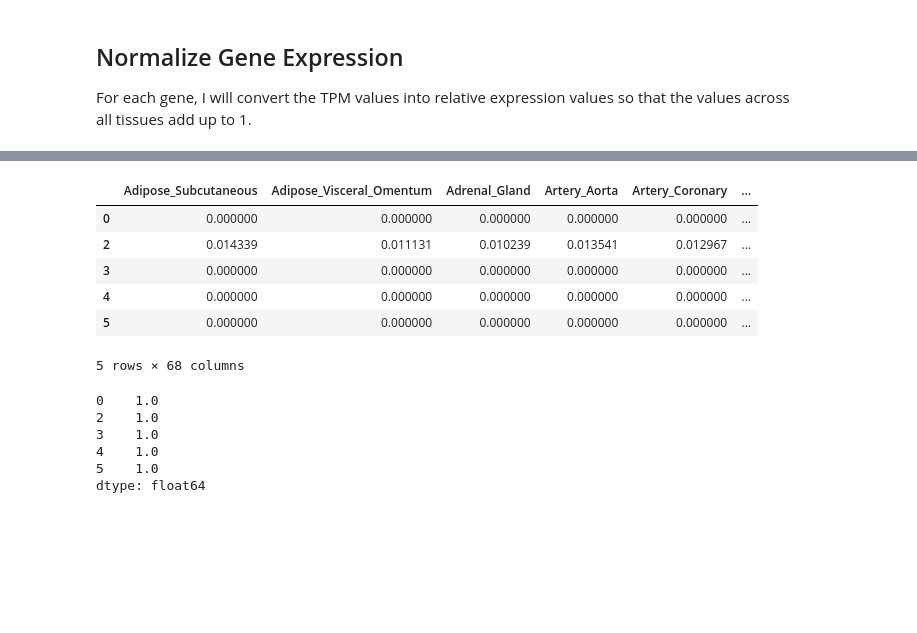
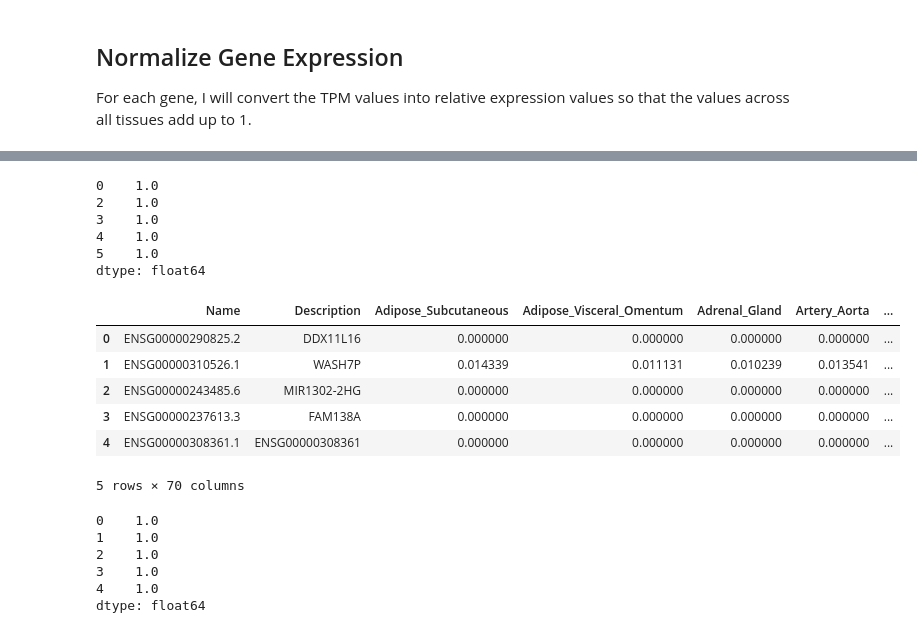
Before and after one commit to ElMehdi02/GTEx-gene-expression-research, a Jupyter notebook: notebook/data_exploration1.ipynb, the cells around one changed output, grey strips where cells are left out. Drawn from its saved outputs; the diff is of its cells as text; code cells hidden in the pictures; blank space fills up the shorter version.

```diff
--- a/notebook/data_exploration1.ipynb
+++ b/notebook/data_exploration1.ipynb
@@ -272,13 +253,3 @@ normaliz_expression = expression_table.div(gene_total, axis=0)
-# %%
-normaliz_expression.head()
-# %% [output]
-|  | Adipose_Subcutaneous | Adipose_Visceral_Omentum | Adrenal_Gland | Artery_Aorta | Artery_Coronary | ... |
-| 0 | 0.000000 | 0.000000 | 0.000000 | 0.000000 | 0.000000 | ... |
-| 2 | 0.014339 | 0.011131 | 0.010239 | 0.013541 | 0.012967 | ... |
-| 3 | 0.000000 | 0.000000 | 0.000000 | 0.000000 | 0.000000 | ... |
-| 4 | 0.000000 | 0.000000 | 0.000000 | 0.000000 | 0.000000 | ... |
-| 5 | 0.000000 | 0.000000 | 0.000000 | 0.000000 | 0.000000 | ... |
-5 rows × 68 columns
 # %%
 # check if each gene adds up to 1
 normaliz_expression.sum(axis=1).head()
@@ -289,3 +260,32 @@ normaliz_expression.sum(axis=1).head()
 4    1.0
 5    1.0
 dtype: float64
+# %%
+# add the gene ID and gene name back to the normalized table
+normaliz_gene_tissue_table = pd.concat(
+    [
+        gene_tissue_table[["Name", "Description"]].reset_index(drop=True),
+        normaliz_expression.reset_index(drop=True)
+    ],
+    axis=1
+)
+
+normaliz_gene_tissue_table.head()
+# %% [output]
+|  | Name | Description | Adipose_Subcutaneous | Adipose_Visceral_Omentum | Adrenal_Gland | Artery_Aorta | ... |
+| 0 | ENSG00000290825.2 | DDX11L16 | 0.000000 | 0.000000 | 0.000000 | 0.000000 | ... |
+| 1 | ENSG00000310526.1 | WASH7P | 0.014339 | 0.011131 | 0.010239 | 0.013541 | ... |
+| 2 | ENSG00000243485.6 | MIR1302-2HG | 0.000000 | 0.000000 | 0.000000 | 0.000000 | ... |
+| 3 | ENSG00000237613.3 | FAM138A | 0.000000 | 0.000000 | 0.000000 | 0.000000 | ... |
+| 4 | ENSG00000308361.1 | ENSG00000308361 | 0.000000 | 0.000000 | 0.000000 | 0.000000 | ... |
+5 rows × 70 columns
+# %%
+# check that each gene adds up to 1
+normaliz_gene_tissue_table[tissue_cols].sum(axis=1).head()
+# %% [output]
+0    1.0
+1    1.0
+2    1.0
+3    1.0
+4    1.0
+dtype: float64
```
Also changed, not shown: parts of 22 cells of this notebook.
